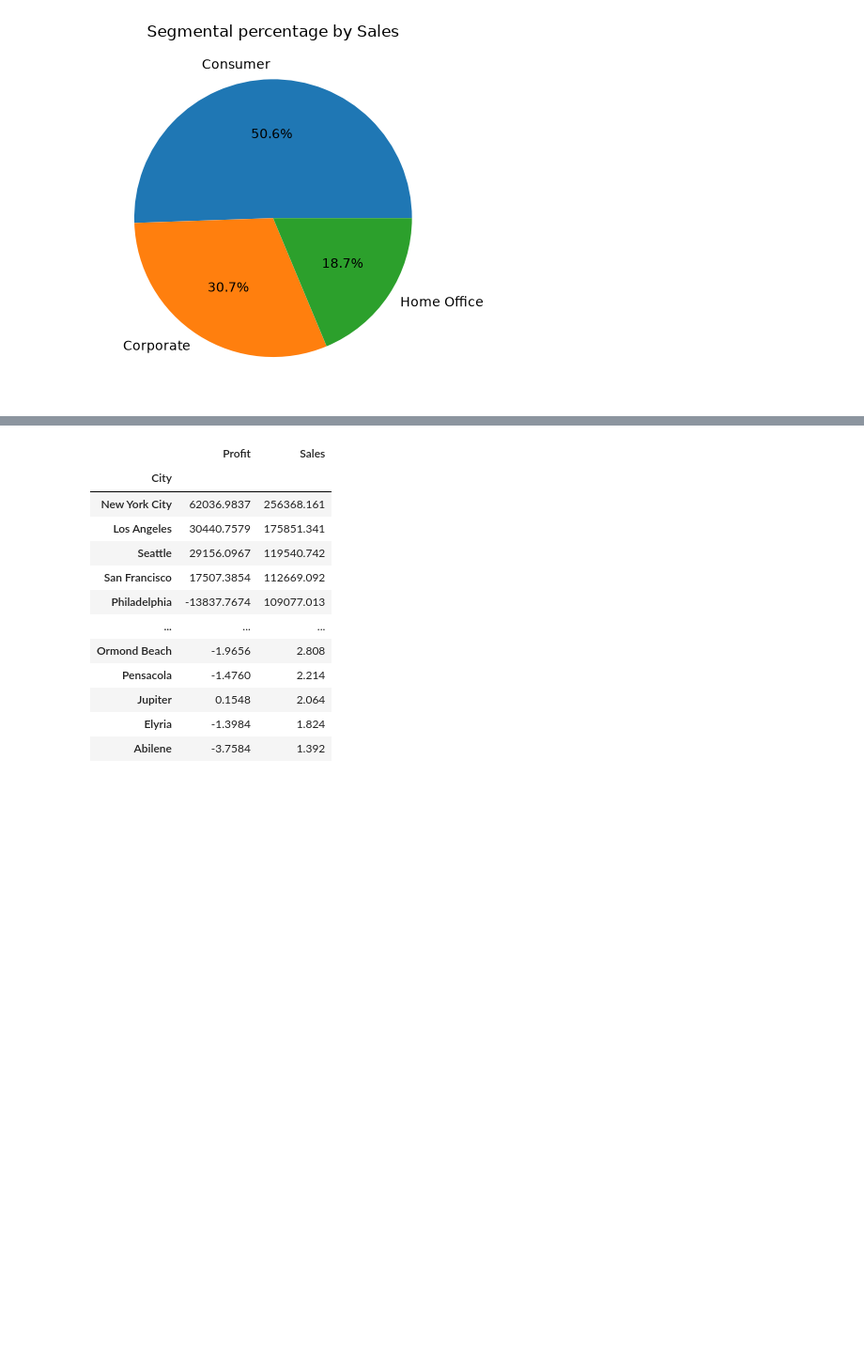
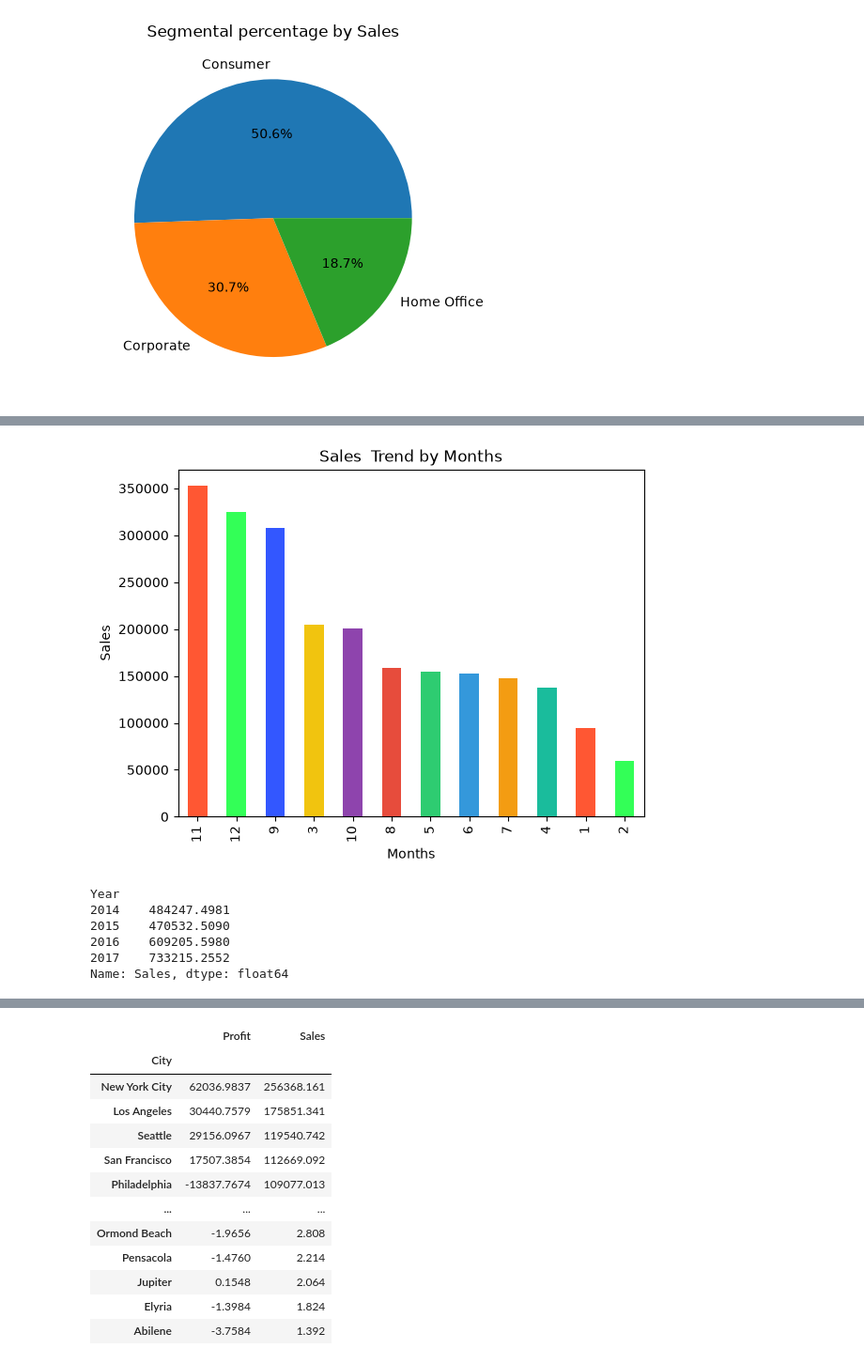
Before and after one commit to Fatima-Arain206/SOFTGROWTECH_INTERNSHIP_FINAL_PROJECT, a Jupyter notebook: Bussiness_DataAnalysisProject/Bussiness_Analysis.ipynb, the cells around one changed output, grey strips where cells are left out. Shown at 94% size. Cells and saved outputs as stored; diff of their text form; code cells hidden in the pictures; blank space fills up the shorter version.

```diff
--- a/Bussiness_DataAnalysisProject/Bussiness_Analysis.ipynb
+++ b/Bussiness_DataAnalysisProject/Bussiness_Analysis.ipynb
@@ -187,0 +187,19 @@ df.groupby('Month')
+# %%
+# graph
+df.groupby('Month')['Sales'].sum().sort_values(ascending=False).plot(kind='bar',color=colors)
+plt.title('Sales  Trend by Months')
+plt.xlabel('Months')
+plt.ylabel('Sales')
+plt.show()
+# %% [output]
+[figure, added]
+# %%
+# year
+df.groupby('Year')['Sales'].sum()
+# %% [output]
+Year
+2014    484247.4981
+2015    470532.5090
+2016    609205.5980
+2017    733215.2552
+Name: Sales, dtype: float64
```
Also changed, not shown: parts of 12 cells of this notebook.
